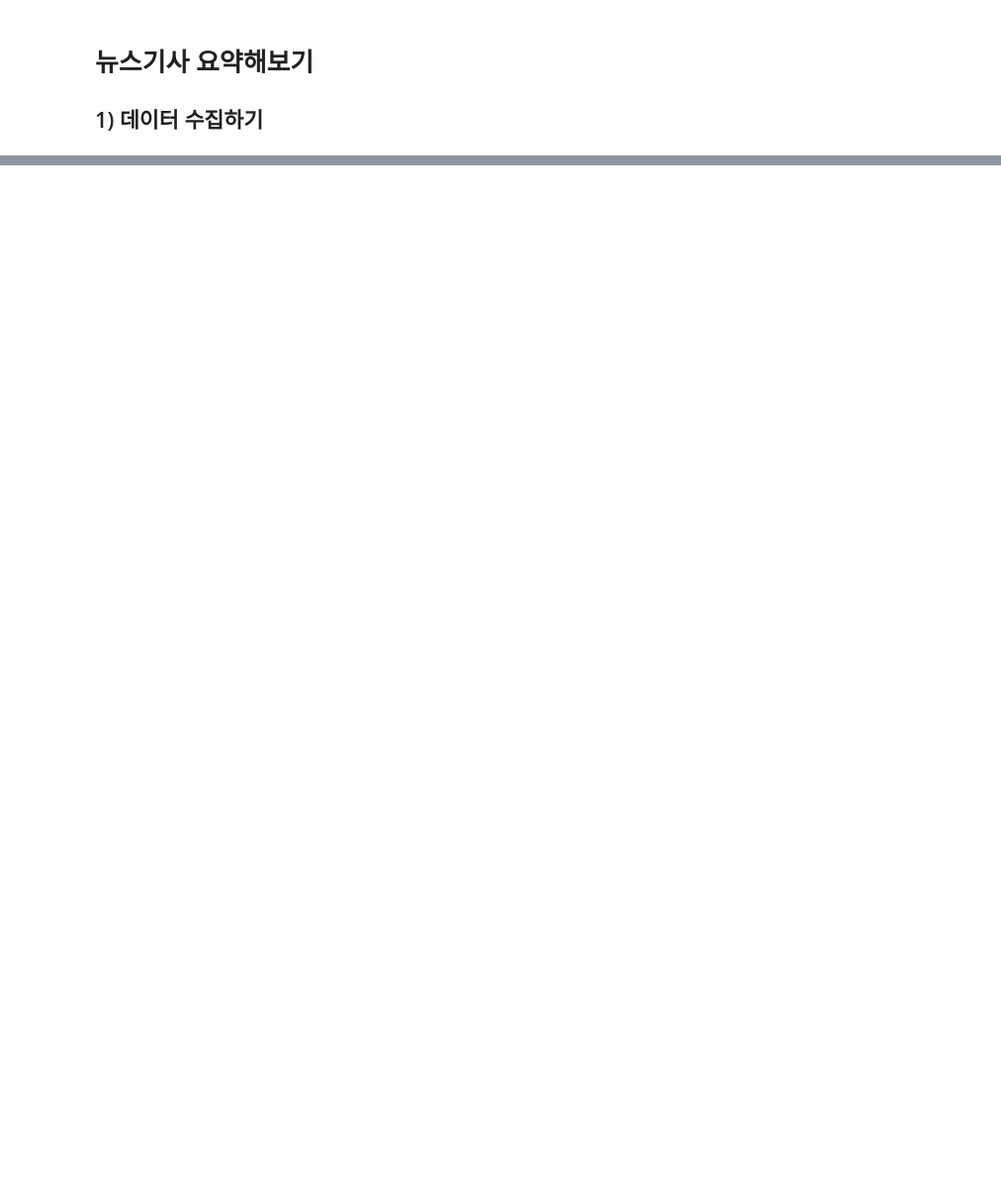
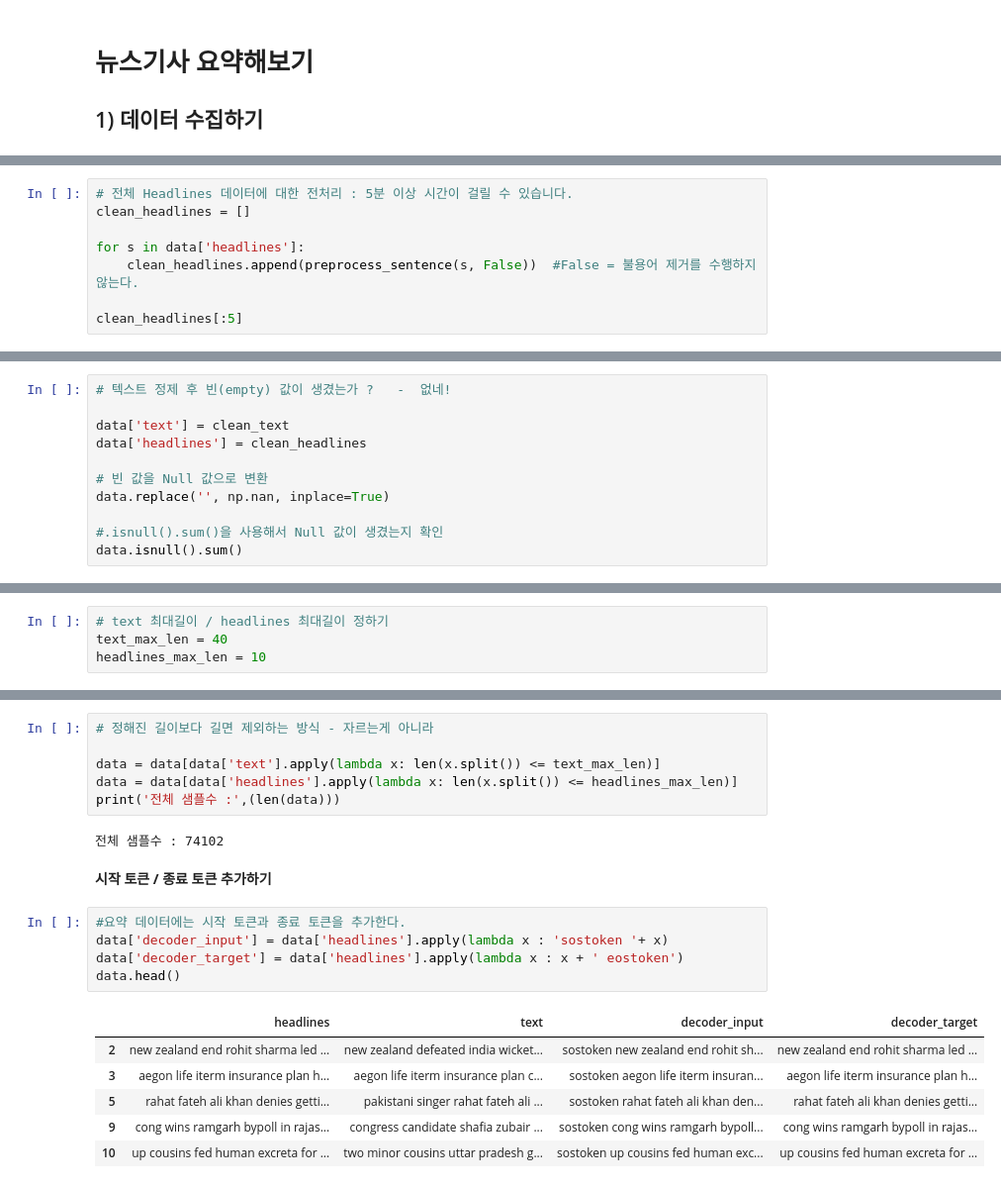
Before and after one commit to happyme2/Aiffel_Exploration, a Jupyter notebook: Ex_11_News_Summarization/Ex_11_News_Summarization.ipynb, the cells around one changed output, grey strips where cells are left out. Shown at 99% size. Cells and saved outputs as stored; diff of their text form; blank space fills up the shorter version.

```diff
--- a/Ex_11_News_Summarization/Ex_11_News_Summarization.ipynb
+++ b/Ex_11_News_Summarization/Ex_11_News_Summarization.ipynb
@@ -31,0 +158,8 @@ data.sample(10)
+# %%
+# 전체 Headlines 데이터에 대한 전처리 : 5분 이상 시간이 걸릴 수 있습니다.
+clean_headlines = []
+
+for s in data['headlines']:
+    clean_headlines.append(preprocess_sentence(s, False))  #False = 불용어 제거를 수행하지 않는다.
+
+clean_headlines[:5]
@@ -31,0 +172,11 @@ data.sample(10)
+# %%
+# 텍스트 정제 후 빈(empty) 값이 생겼는가 ?   -  없네!
+
+data['text'] = clean_text
+data['headlines'] = clean_headlines
+
+# 빈 값을 Null 값으로 변환
+data.replace('', np.nan, inplace=True)
+
+#.isnull().sum()을 사용해서 Null 값이 생겼는지 확인
+data.isnull().sum()
@@ -31,0 +235,4 @@ data.sample(10)
+# %%
+# text 최대길이 / headlines 최대길이 정하기
+text_max_len = 40
+headlines_max_len = 10
@@ -31,0 +255,22 @@ data.sample(10)
+# %%
+# 정해진 길이보다 길면 제외하는 방식 - 자르는게 아니라
+
+data = data[data['text'].apply(lambda x: len(x.split()) <= text_max_len)]
+data = data[data['headlines'].apply(lambda x: len(x.split()) <= headlines_max_len)]
+print('전체 샘플수 :',(len(data)))
+# %% [output]
+전체 샘플수 : 74102
+# %% [markdown]
+**시작 토큰 / 종료 토큰 추가하기**
+# %%
+#요약 데이터에는 시작 토큰과 종료 토큰을 추가한다.
+data['decoder_input'] = data['headlines'].apply(lambda x : 'sostoken '+ x)
+data['decoder_target'] = data['headlines'].apply(lambda x : x + ' eostoken')
+data.head()
+# %% [output]
+|  | headlines | text | decoder_input | decoder_target |
+| 2 | new zealand end rohit sharma led ... | new zealand defeated india wicket... | sostoken new zealand end rohit sh... | new zealand end rohit sharma led ... |
+| 3 | aegon life iterm insurance plan h... | aegon life iterm insurance plan c... | sostoken aegon life iterm insuran... | aegon life iterm insurance plan h... |
+| 5 | rahat fateh ali khan denies getti... | pakistani singer rahat fateh ali ... | sostoken rahat fateh ali khan den... | rahat fateh ali khan denies getti... |
+| 9 | cong wins ramgarh bypoll in rajas... | congress candidate shafia zubair ... | sostoken cong wins ramgarh bypoll... | cong wins ramgarh bypoll in rajas... |
+| 10 | up cousins fed human excreta for ... | two minor cousins uttar pradesh g... | sostoken up cousins fed human exc... | up cousins fed human excreta for ... |
```
Also changed, not shown: parts of 41 cells of this notebook.
